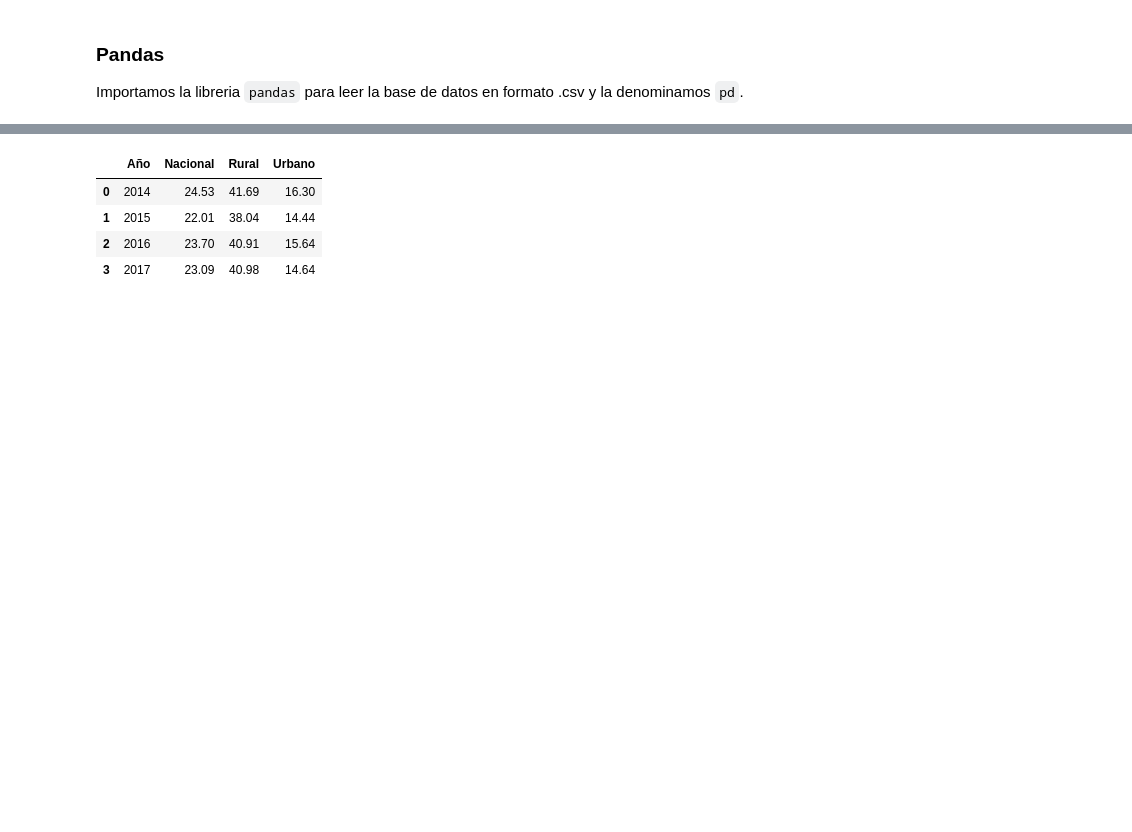
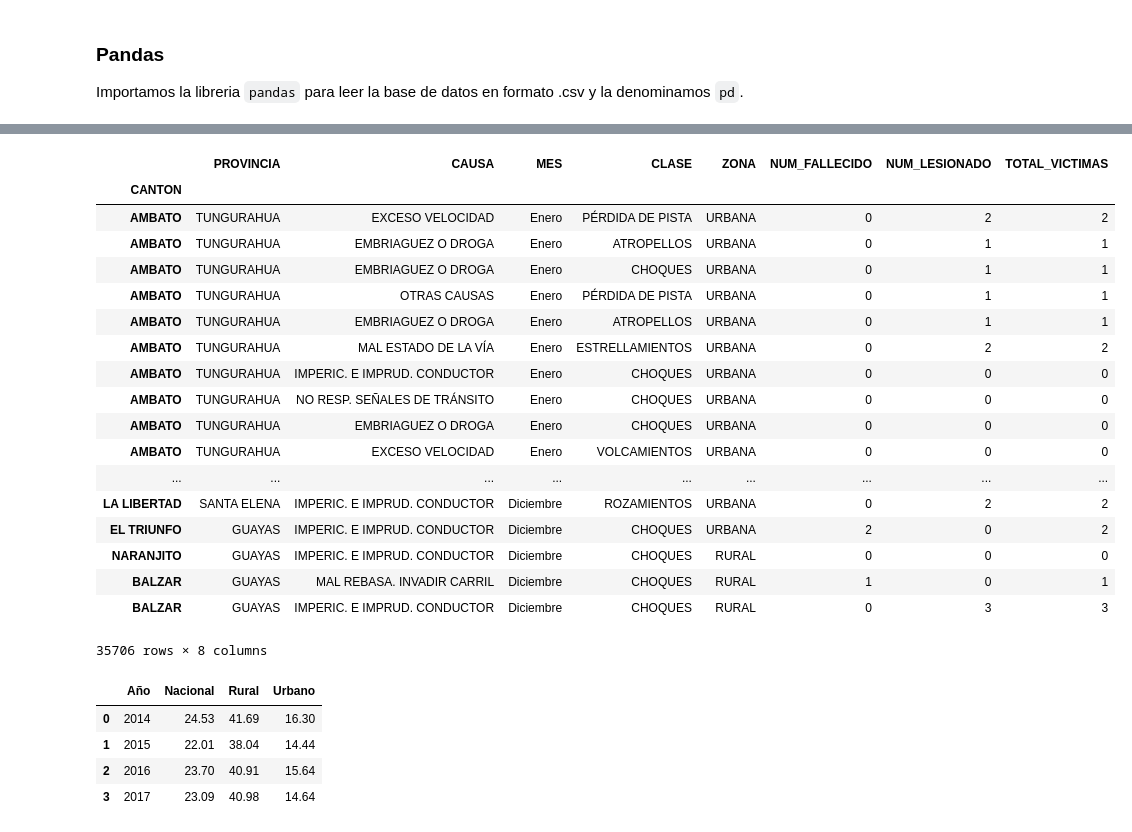
Before and after one commit to programacion-taw-utpl-001/trabajo-final-primer-bimestre-final-002, a Jupyter notebook: Proyecto_final.ipynb, the cells around one changed output, grey strips where cells are left out. Saved outputs shown, nothing was run; the diff lists cells and outputs as text; code cells hidden in the pictures; blank space fills up the shorter version.

```diff
--- a/Proyecto_final.ipynb
+++ b/Proyecto_final.ipynb
@@ -36,3 +47,26 @@ Para poder trabajar con esta tabla necesitamos definir un nuevo _DataFrame_ qu u
+# %%
+index1 = datos.set_index('CANTON')
+index1
+# %% [output]
+|  | PROVINCIA | CAUSA | MES | CLASE | ZONA | NUM_FALLECIDO | NUM_LESIONADO | TOTAL_VICTIMAS |
+| CANTON |  |  |  |  |  |  |  |  |
+| AMBATO | TUNGURAHUA | EXCESO VELOCIDAD | Enero | PÉRDIDA DE PISTA | URBANA | 0 | 2 | 2 |
+| AMBATO | TUNGURAHUA | EMBRIAGUEZ O DROGA | Enero | ATROPELLOS | URBANA | 0 | 1 | 1 |
+| AMBATO | TUNGURAHUA | EMBRIAGUEZ O DROGA | Enero | CHOQUES | URBANA | 0 | 1 | 1 |
+| AMBATO | TUNGURAHUA | OTRAS CAUSAS | Enero | PÉRDIDA DE PISTA | URBANA | 0 | 1 | 1 |
+| AMBATO | TUNGURAHUA | EMBRIAGUEZ O DROGA | Enero | ATROPELLOS | URBANA | 0 | 1 | 1 |
+| AMBATO | TUNGURAHUA | MAL ESTADO DE LA VÍA | Enero | ESTRELLAMIENTOS | URBANA | 0 | 2 | 2 |
+| AMBATO | TUNGURAHUA | IMPERIC. E IMPRUD. CONDUCTOR | Enero | CHOQUES | URBANA | 0 | 0 | 0 |
+| AMBATO | TUNGURAHUA | NO RESP. SEÑALES DE TRÁNSITO | Enero | CHOQUES | URBANA | 0 | 0 | 0 |
+| AMBATO | TUNGURAHUA | EMBRIAGUEZ O DROGA | Enero | CHOQUES | URBANA | 0 | 0 | 0 |
+| AMBATO | TUNGURAHUA | EXCESO VELOCIDAD | Enero | VOLCAMIENTOS | URBANA | 0 | 0 | 0 |
+| ... | ... | ... | ... | ... | ... | ... | ... | ... |
+| LA LIBERTAD | SANTA ELENA | IMPERIC. E IMPRUD. CONDUCTOR | Diciembre | ROZAMIENTOS | URBANA | 0 | 2 | 2 |
+| EL TRIUNFO | GUAYAS | IMPERIC. E IMPRUD. CONDUCTOR | Diciembre | CHOQUES | URBANA | 2 | 0 | 2 |
+| NARANJITO | GUAYAS | IMPERIC. E IMPRUD. CONDUCTOR | Diciembre | CHOQUES | RURAL | 0 | 0 | 0 |
+| BALZAR | GUAYAS | MAL REBASA. INVADIR CARRIL | Diciembre | CHOQUES | RURAL | 1 | 0 | 1 |
+| BALZAR | GUAYAS | IMPERIC. E IMPRUD. CONDUCTOR | Diciembre | CHOQUES | RURAL | 0 | 3 | 3 |
+35706 rows × 8 columns
 # %%
 import pandas as pd
 d = {'Año':[2014, 2015, 2016, 2017], 'Nacional':[24.53, 22.01, 23.7, 23.09],
```
Also changed, not shown: parts of 8 cells of this notebook, 2 other files.
